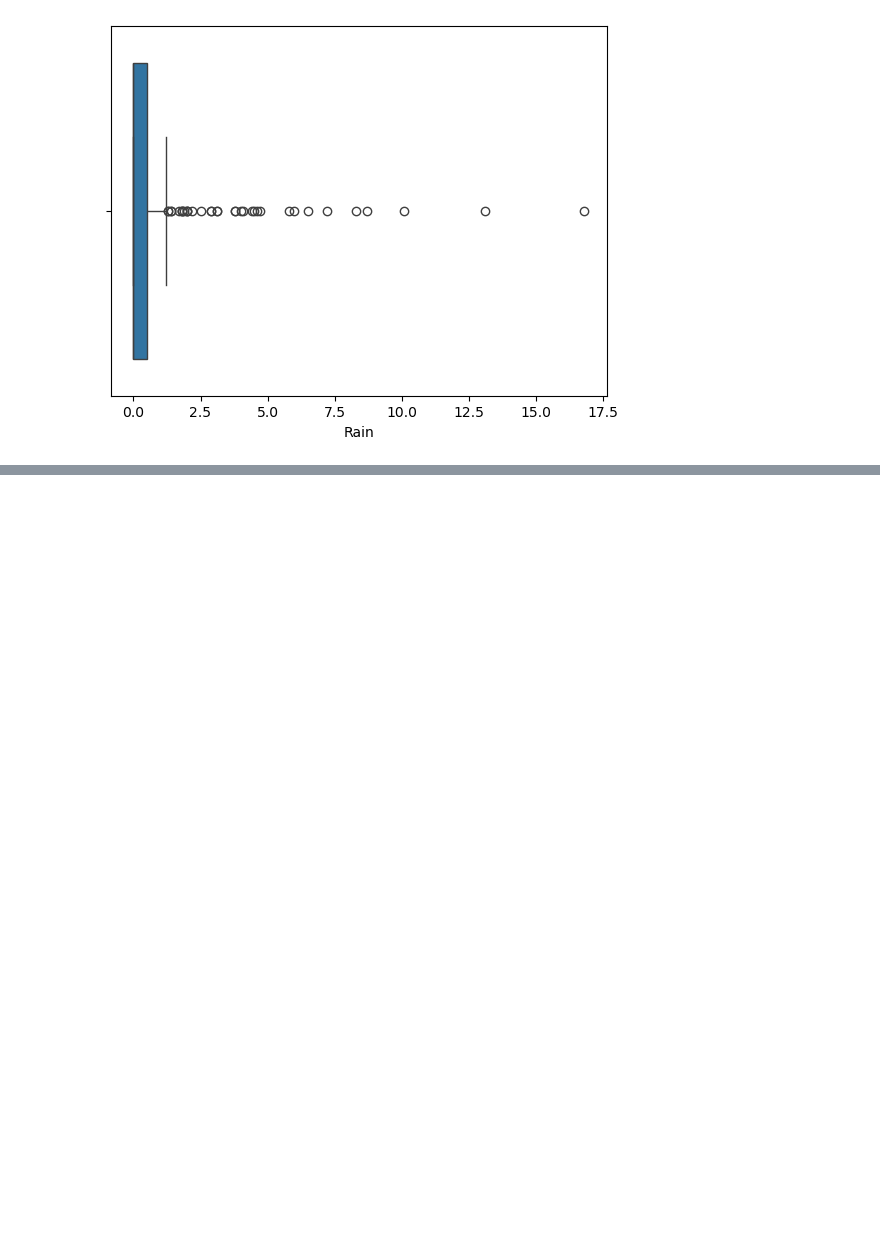
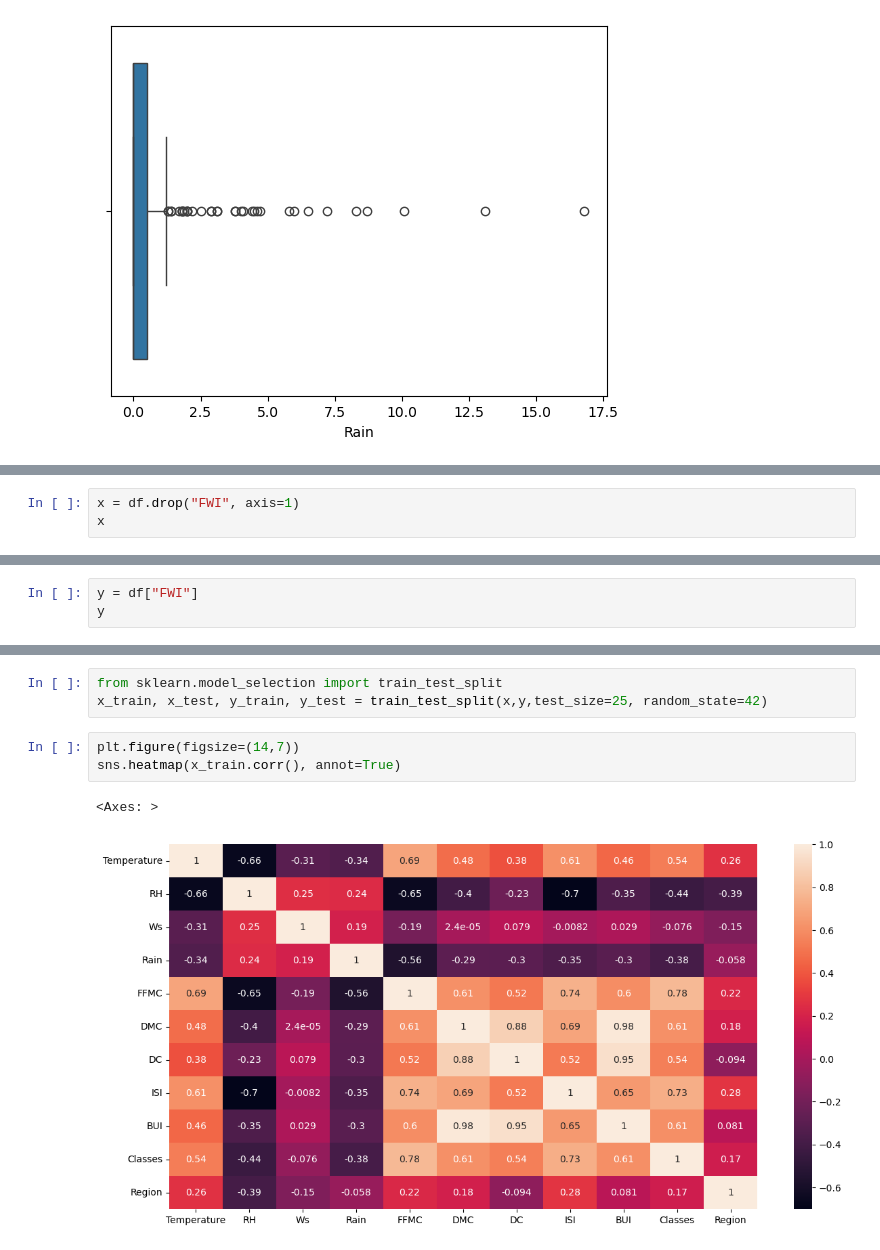
Before and after one commit to raw9k/Learning-ML, a Jupyter notebook: L1&L2 Reg(Algerian Forest Fires Dataset).ipynb, the cells around one changed output, grey strips where cells are left out. Drawn from its saved outputs; the diff is of its cells as text; blank space fills up the shorter version.

```diff
--- a/L1&L2 Reg(Algerian Forest Fires Dataset).ipynb
+++ b/L1&L2 Reg(Algerian Forest Fires Dataset).ipynb
@@ -175,0 +177,3 @@ sns.heatmap(df.corr(),)
+# %%
+x = df.drop("FWI", axis=1)
+x
@@ -175,0 +194,3 @@ sns.heatmap(df.corr(),)
+# %%
+y = df["FWI"]
+y
@@ -175,0 +210,9 @@ sns.heatmap(df.corr(),)
+# %%
+from sklearn.model_selection import train_test_split
+x_train, x_test, y_train, y_test = train_test_split(x,y,test_size=25, random_state=42)
+# %%
+plt.figure(figsize=(14,7))
+sns.heatmap(x_train.corr(), annot=True)
+# %% [output]
+<Axes: >
+[figure, added]
```
Also changed, not shown: parts of 68 cells of this notebook.
